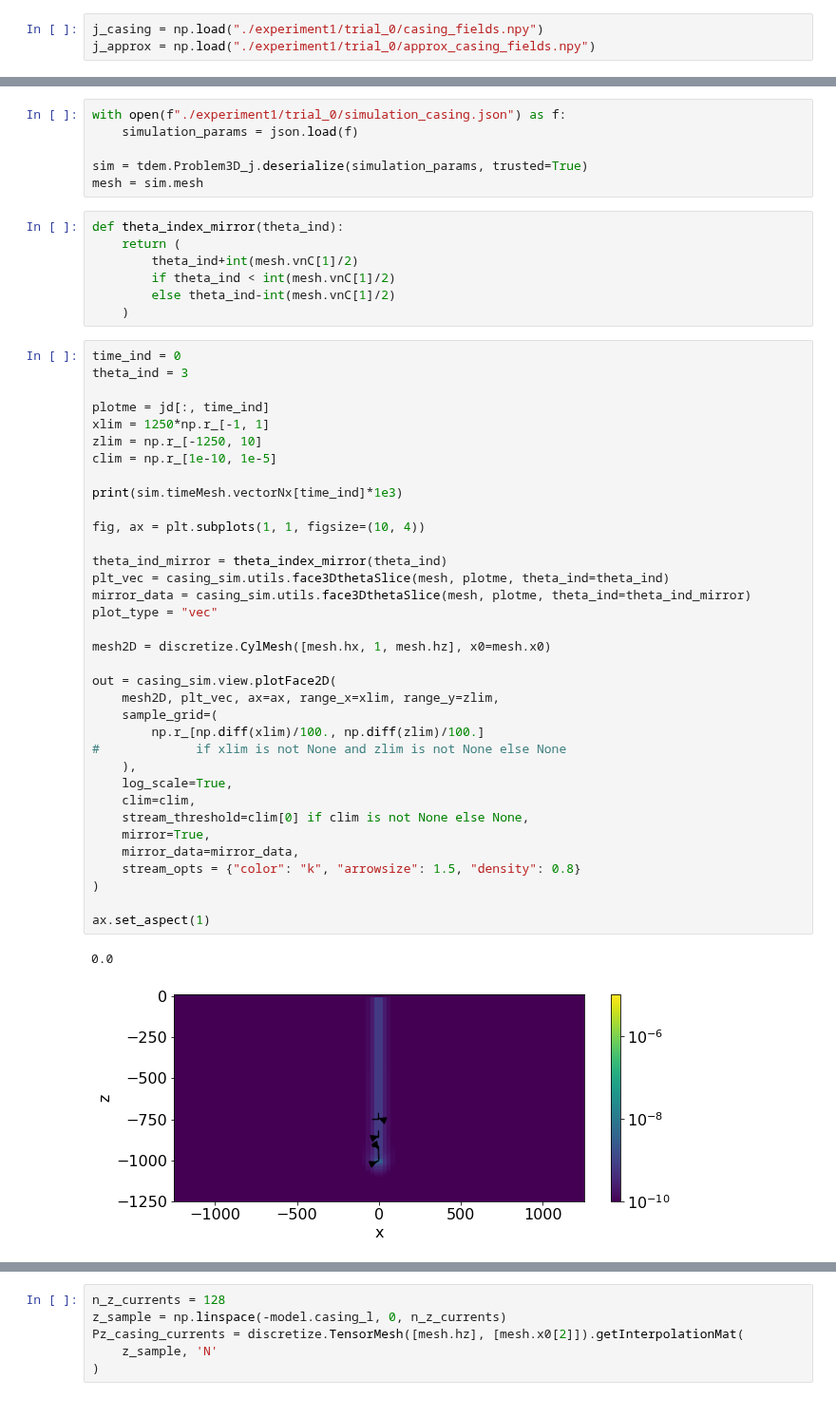
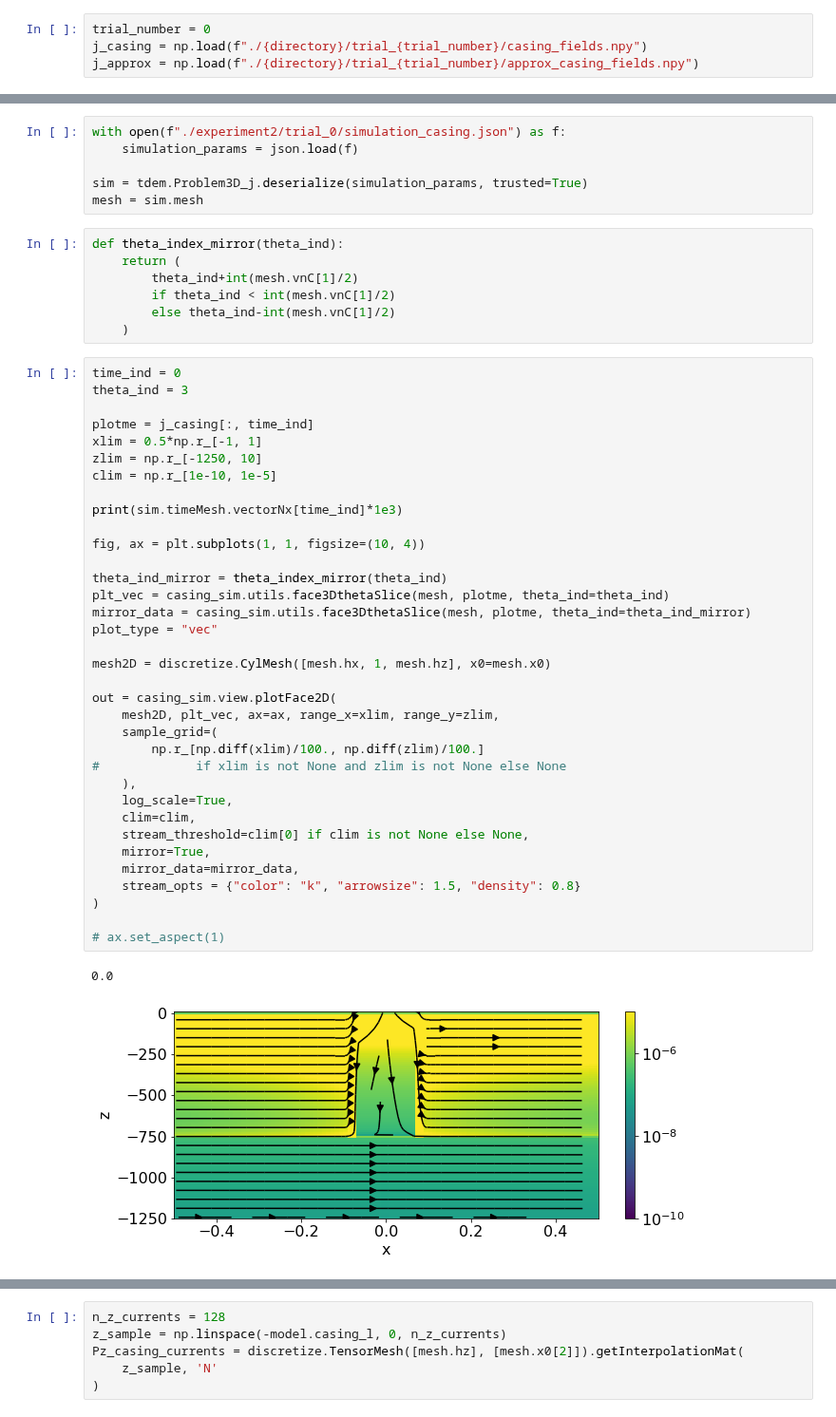
Before and after one commit to lheagy/heagy-2019-casing-ml, a Jupyter notebook: notebooks/pipeline_synthetic_data.ipynb, the cells around one changed output, grey strips where cells are left out. Shown at 95% size. Saved outputs shown, nothing was run; the diff lists cells and outputs as text.

```diff
--- a/notebooks/pipeline_synthetic_data.ipynb
+++ b/notebooks/pipeline_synthetic_data.ipynb
@@ -413,10 +410,11 @@ dask.compute(output)
 # %%
-j_casing = np.load("./experiment1/trial_0/casing_fields.npy")
-j_approx = np.load("./experiment1/trial_0/approx_casing_fields.npy")
+trial_number = 0
+j_casing = np.load(f"./{directory}/trial_{trial_number}/casing_fields.npy")
+j_approx = np.load(f"./{directory}/trial_{trial_number}/approx_casing_fields.npy")
 # %%
 jd = j_casing-j_approx
 # %%
-with open(f"./experiment1/trial_0/simulation_casing.json") as f:
+with open(f"./experiment2/trial_0/simulation_casing.json") as f:
     simulation_params = json.load(f)
 
 sim = tdem.Problem3D_j.deserialize(simulation_params, trusted=True)
@@ -432,40 +430,40 @@ def theta_index_mirror(theta_ind):
 time_ind = 0
 theta_ind = 3
 
-plotme = jd[:, time_ind]
-xlim = 1250*np.r_[-1, 1]
+plotme = j_casing[:, time_ind]
+xlim = 0.5*np.r_[-1, 1]
 zlim = np.r_[-1250, 10]
 clim = np.r_[1e-10, 1e-5]
 
 print(sim.timeMesh.vectorNx[time_ind]*1e3)
 
 fig, ax = plt.subplots(1, 1, figsize=(10, 4))
 
 theta_ind_mirror = theta_index_mirror(theta_ind)
 plt_vec = casing_sim.utils.face3DthetaSlice(mesh, plotme, theta_ind=theta_ind)
 mirror_data = casing_sim.utils.face3DthetaSlice(mesh, plotme, theta_ind=theta_ind_mirror)
 plot_type = "vec"
 
 mesh2D = discretize.CylMesh([mesh.hx, 1, mesh.hz], x0=mesh.x0)
 
 out = casing_sim.view.plotFace2D(
     mesh2D, plt_vec, ax=ax, range_x=xlim, range_y=zlim,
     sample_grid=(
         np.r_[np.diff(xlim)/100., np.diff(zlim)/100.]
 #             if xlim is not None and zlim is not None else None
     ),
     log_scale=True,
     clim=clim,
     stream_threshold=clim[0] if clim is not None else None,
     mirror=True,
     mirror_data=mirror_data,
     stream_opts = {"color": "k", "arrowsize": 1.5, "density": 0.8}
 )
 
-ax.set_aspect(1)
+# ax.set_aspect(1)
 # %% [output]
 0.0
-[figure, old version]
+[figure, new version]
 # %%
 fig, ax = plt.subplots(1, 2, figsize=(12, 6))
 
```
Also changed, not shown: parts of 12 cells of this notebook.
